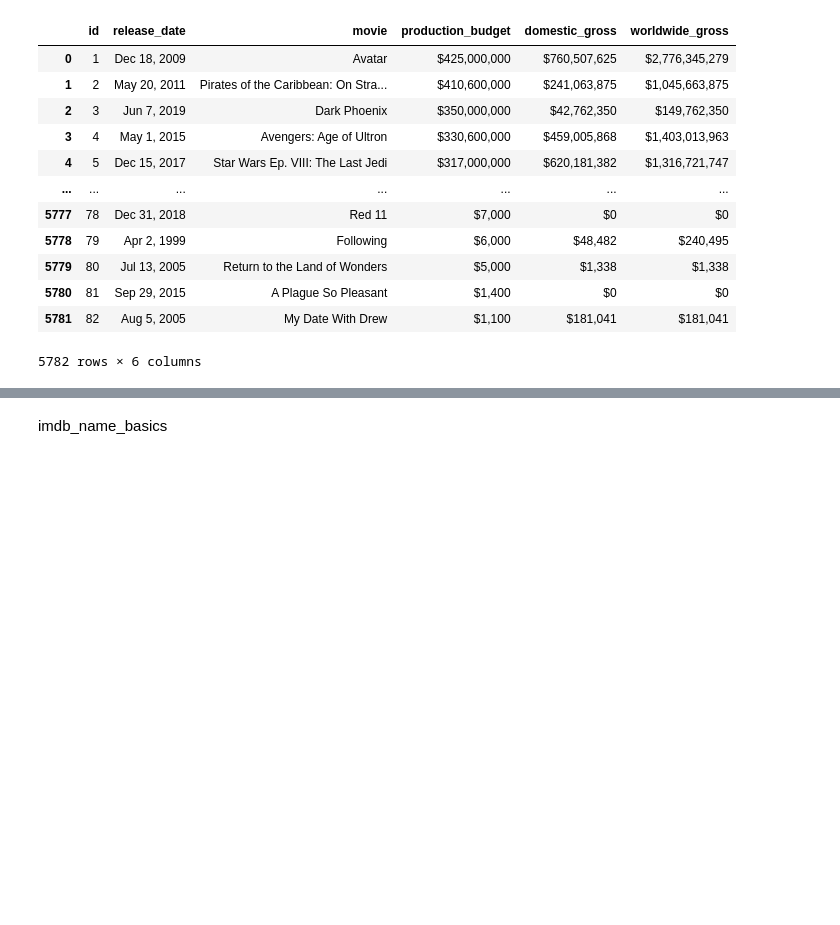
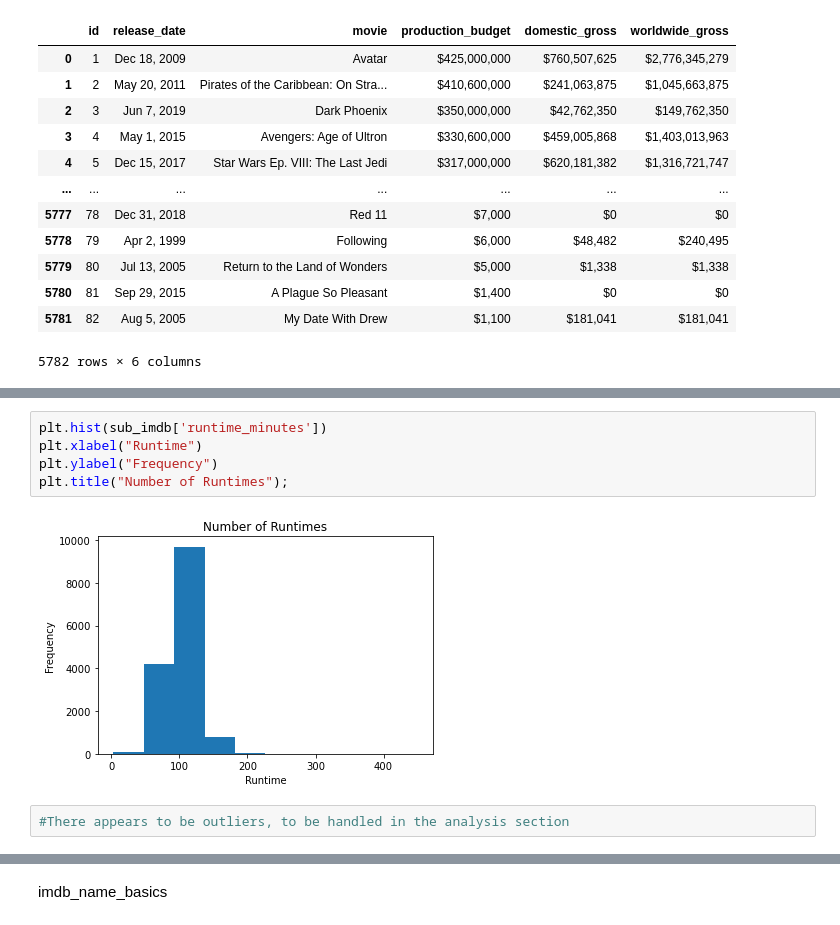
Before and after one commit to NelGen/NG-Msoft-Movie-Project, a Jupyter notebook: ScrapBook.ipynb, the cells around one changed output, grey strips where cells are left out. Cells and saved outputs as stored; diff of their text form; blank space fills up the shorter version.

```diff
--- a/ScrapBook.ipynb
+++ b/ScrapBook.ipynb
@@ -263,0 +511,9 @@ tn_movie_budgets
+# %%
+plt.hist(sub_imdb['runtime_minutes'])
+plt.xlabel("Runtime")
+plt.ylabel("Frequency")
+plt.title("Number of Runtimes");
+# %% [output]
+[figure, added]
+# %%
+#There appears to be outliers, to be handled in the analysis section
```
Also changed, not shown: parts of 66 cells of this notebook.
